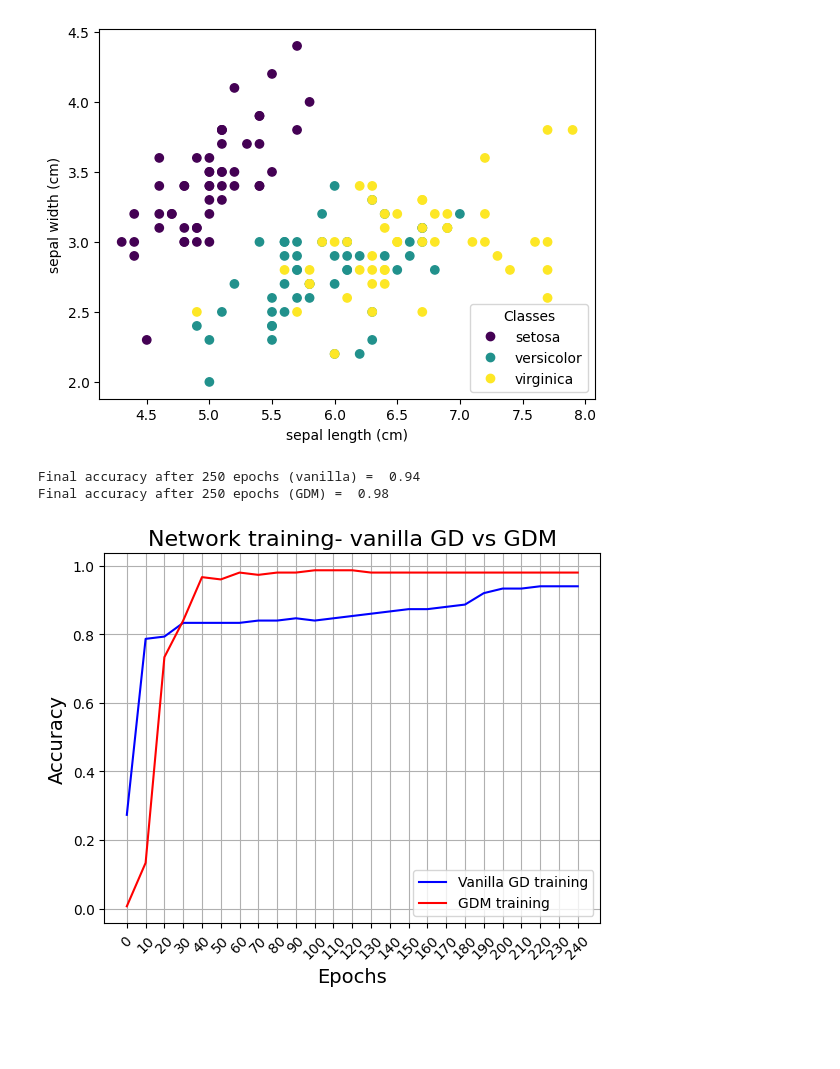
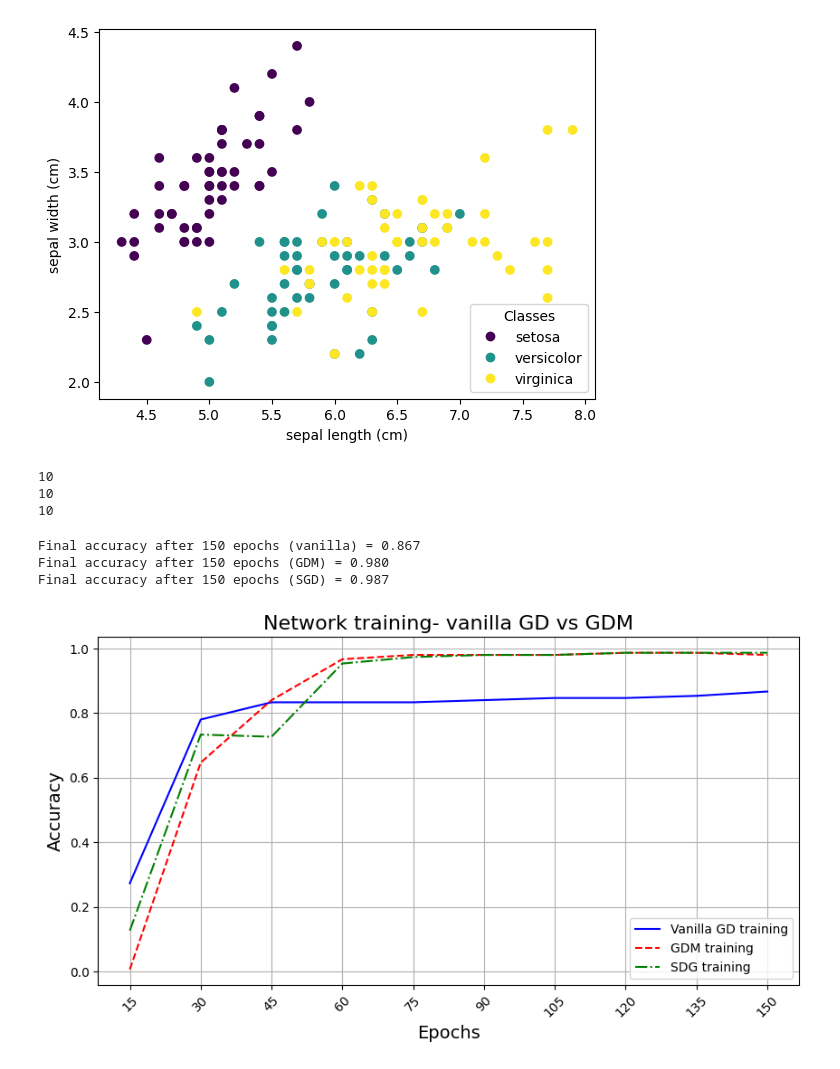
Before and after one commit to EiHol/FYSSTK3155, a Jupyter notebook: Week41/Testing_W41.ipynb, the cells around one changed output. Drawn from its saved outputs; the diff is of its cells as text; code cells hidden in the pictures; blank space fills up the shorter version.

Commit message:
Implemented GDM and SGD for a simple network

```diff
--- a/Week41/Testing_W41.ipynb
+++ b/Week41/Testing_W41.ipynb
@@ -109,8 +109,10 @@ inputs = iris.data
 activation_funcs = [sigmoid, softmax]
 network_input_size = 4
 layer_output_sizes = [8, 3]
+
 layers = create_layers_batch(network_input_size, layer_output_sizes)
 layers2 = create_layers_batch(network_input_size, layer_output_sizes)
+layers3 = create_layers_batch(network_input_size, layer_output_sizes)
 # %%
 from autograd import grad
 
@@ -136,7 +145,7 @@ def train_network(inputs, layers, activation_funcs, targets, learning_rate=0.001
 
     return layers, acc
 # %%
-def train_network_momentum(inputs, layers, activation_funcs, targets, eta=0.001, alpha=0.9, epochs=100, tolerance=1e-6):
+def train_network_momentum(inputs, layers, activation_funcs, targets, eta=0.001, alpha=0.9, epochs=100, tolerance=1e-6, acc_sample_freq=25):
 
     acc = []
 
@@ -163,19 +172,12 @@ def train_network_momentum(inputs, layers, activation_funcs, targets, eta=0.001,
             W_n = W + W_v
             b_n = b + b_v
 
-            """# Check convergence
-            if (np.linalg.norm(W_n - W) < tolerance or np.linalg.norm(b_n - b) < tolerance):
-                print("W_n - W = ", np.linalg.norm(W_n - W) < tolerance)
-                print("b_n - b = ", np.linalg.norm(b_n - b) < tolerance)
-                print(f"Convergence in epoch {i}")
-                break"""
-
             # Update weight and bias of the current layer
             layers[indx] = (W_n, b_n)
             velocities[indx] = (W_v, b_v)
 
 
-        if i % 10 == 0:
+        if i % acc_sample_freq == 0:
             predictions = feed_forward_batch(inputs, layers, activation_funcs)
             current_acc = accuracy(predictions, targets)
 
@@ -232,23 +296,35 @@ def train_network_momentum2(inputs, layers, activation_funcs, targets, eta=0.001
 # %%
-layers, acc = train_network(inputs, layers, activation_funcs, targets, epochs=250)
-layers2, acc2 = train_network_momentum(inputs, layers2, activation_funcs, targets, epochs=250)
+layers, acc = train_network(inputs, layers, activation_funcs, targets, eta=0.001, epochs=150, acc_sample_freq=15)
+layers2, acc2 = train_network_momentum(inputs, layers2, activation_funcs, targets, eta=0.001, epochs=150, acc_sample_freq=15)
+layers3, acc3 = train_network_stocastic(inputs, layers3, activation_funcs, targets, eta=0.001, epochs=150, batch_size=len(inputs), acc_sample_freq=15)
+
+print(len(acc))
+print(len(acc2))
+print(len(acc3))
+# %% [output]
+10
+10
+10
 # %%
-epoch_interval = 10
-epochs = [i * epoch_interval for i in range(len(acc))]
-epochs2 = [i * epoch_interval for i in range(len(acc2))]
+epoch_interval = 15
+epochs = [i * epoch_interval for i in range(1, len(acc) + 1)]
 
+plt.figure(figsize=(10, 5))
 plt.plot(epochs, acc, '-', color="blue", label="Vanilla GD training")
-plt.plot(epochs2, acc2, '-', color="red", label="GDM training")
+plt.plot(epochs, acc2, '--', color="red", label="GDM training")
+plt.plot(epochs, acc3, '-.', color="green", label="SDG training")
 plt.xticks(epochs, rotation=45)
 plt.grid()
 plt.title("Network training- vanilla GD vs GDM", fontsize=16)
 plt.xlabel("Epochs", fontsize=14)
 plt.ylabel("Accuracy", fontsize=14)
-plt.legend()
+plt.legend(loc="lower right")
 
-print(f"Final accuracy after {len(acc) * epoch_interval} epochs (vanilla) = ", acc[-1])
-print(f"Final accuracy after {len(acc) * epoch_interval} epochs (GDM) = ", acc2[-1])
+print(f"Final accuracy after {len(acc) * epoch_interval} epochs (vanilla) = {acc[-1]:.3f}")
+print(f"Final accuracy after {len(acc2) * epoch_interval} epochs (GDM) = {acc2[-1]:.3f}")
+print(f"Final accuracy after {len(acc3) * epoch_interval} epochs (SGD) = {acc3[-1]:.3f}")
 # %% [output]
-Final accuracy after 250 epochs (vanilla) =  0.94
-Final accuracy after 250 epochs (GDM) =  0.98
+Final accuracy after 150 epochs (vanilla) = 0.867
+Final accuracy after 150 epochs (GDM) = 0.980
+Final accuracy after 150 epochs (SGD) = 0.987
-[figure, old version]
+[figure, new version]
```
Also changed, not shown: parts of 3 cells of this notebook.
